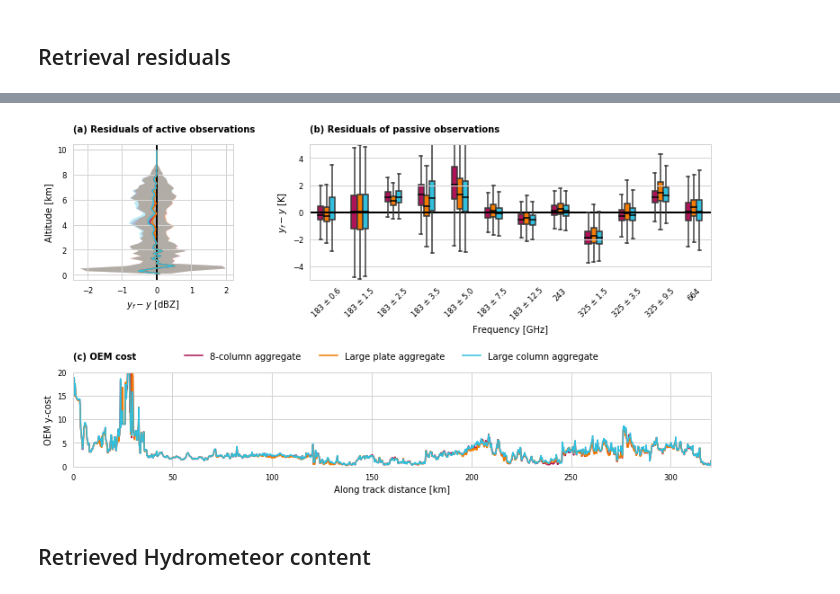
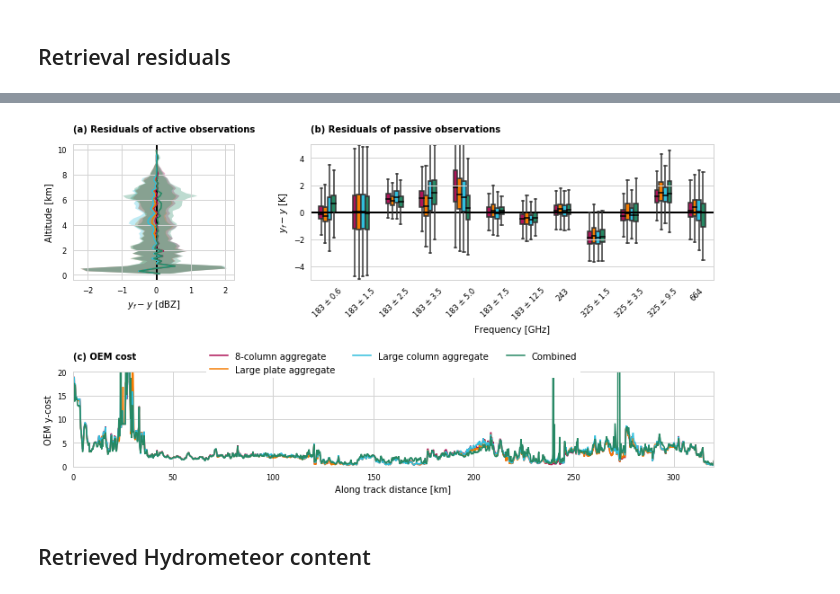
Before and after one commit to simonpf/ismar_combined, a Jupyter notebook: notebooks/results.ipynb, the cells around one changed output, grey strips where cells are left out. Cells and saved outputs as stored; diff of their text form; code cells hidden in the pictures.

```diff
--- a/notebooks/results.ipynb
+++ b/notebooks/results.ipynb
@@ -63,7 +73,7 @@ f.savefig("../plots/retrieval_fits_hamp.pdf")
 from joint_flight.data import hamp
 
 n = 10
-f, axs = plt.subplots(n, 1, figsize = (8,  2 * n))
+f, axs = plt.subplots(n, 1, figsize = (8,  3 * n))
 
 channel_names_ismar = ["118 ± 1.1 GHz", "118 ± 1.5 GHz", "118 ± 2.1 GHz", "118 ± 3.0 GHz", "118 ± 5.0 GHz", \
                        "243 GHz", "325 ± 1.5 GHz", "325 ± 3.5 GHz", "325 ± 9.5 GHz", "664 GHz, H"]
@@ -76,7 +86,7 @@ for i in range(n):
     ax = axs[i]
     ax.plot(x, y[mask, i], c = "gray", label = "Observations")
 
-for shape in ["8_column_aggregate", "large_plate_aggregate", "large_column_aggregate"]:
+for shape in ["8_column_aggregate", "large_plate_aggregate", "large_column_aggregate", "combined"]:
     yf = results[shape]["yf_ismar"]
     mask = np.all(yf < 1e9, axis = 1)
     x  = hamp.d[:-1][mask]
@@ -110,7 +125,7 @@ gs = GridSpec(2, 3, width_ratios = [0.4, 1.0, 0.03], height_ratios = [0.7, 1.0][
 ax = plt.subplot(gs[0, 0])
 ax.axvline(0, lw = 2, c = "k")
 
-for shape in ["8_column_aggregate", "large_plate_aggregate", "large_column_aggregate"]:
+for shape in ["8_column_aggregate", "large_plate_aggregate", "large_column_aggregate", "combined"]:
     y  = results[shape]["y_hamp_radar"]
     yf = results[shape]["yf_hamp_radar"]
     mask = np.all(yf < 1e9, axis = 1)
@@ -141,7 +156,7 @@ frequencies = [["183 ± 0.6", "183 ± 1.5", "183 ± 2.5", "183 ± 3.5", "183 ±
 dys = []
 shapes = []
 channels = []
-for si, shape in enumerate(["8_column_aggregate", "large_plate_aggregate", "large_column_aggregate"]):
+for si, shape in enumerate(["8_column_aggregate", "large_plate_aggregate", "large_column_aggregate", "combined"]):
 
     yf = results[shape]["yf_hamp_passive"]
     y  = results[shape]["y_hamp_passive"]
@@ -175,36 +190,36 @@ ax.set_title("(b) Residuals of passive observations", loc = "left", fontweight =
 labels = frequencies[0] + frequencies[1]
 ax.set_xticklabels(labels, rotation = 45)
 ax.set_xlabel("Frequency [GHz]")
 
 #
 # OEM error
 #
 
 ax = plt.subplot(gs[1, :2])
 
 handles = []
-names = ["8-column aggregate", "Large plate aggregate", "Large column aggregate"]
-for i, shape in enumerate(["8_column_aggregate", "large_plate_aggregate", "large_column_aggregate"]):
+names = ["8-column aggregate", "Large plate aggregate", "Large column aggregate", "Combined"]
+for i, shape in enumerate(["8_column_aggregate", "large_plate_aggregate", "large_column_aggregate", "combined"]):
     diagnostics = results[shape]["diagnostics"]
     handles += ax.plot(hamp.d[:-1], diagnostics[:, 2], label = names[i])
 
 ax.set_title("(c) OEM cost", loc = "left", fontweight = "bold")
 ax.set_ylim([0, 20])
 ax.set_xlabel("Along track distance [km]")
 ax.legend(handles = handles, labels = names, ncol = 3, loc = "upper center", bbox_to_anchor = [0.5, 1.3])
 ax.set_ylabel("OEM y-cost")
 ax.set_xlim([0, 320])
 
 ax = plt.subplot(gs[1, -1])
 ax.xaxis.set_visible(False)
 ax.yaxis.set_visible(False)
 for s in ax.spines:
     ax.spines[s].set_visible(False)
 
 plt.tight_layout()
 f.savefig("../plots/fit_overview.pdf")
 # %% [output]
-[figure, old version]
+[figure, new version]
 # %% [markdown]
 ## Retrieved Hydrometeor content
 # %%
```
Also changed, not shown: parts of 12 cells of this notebook, 9 other files.
